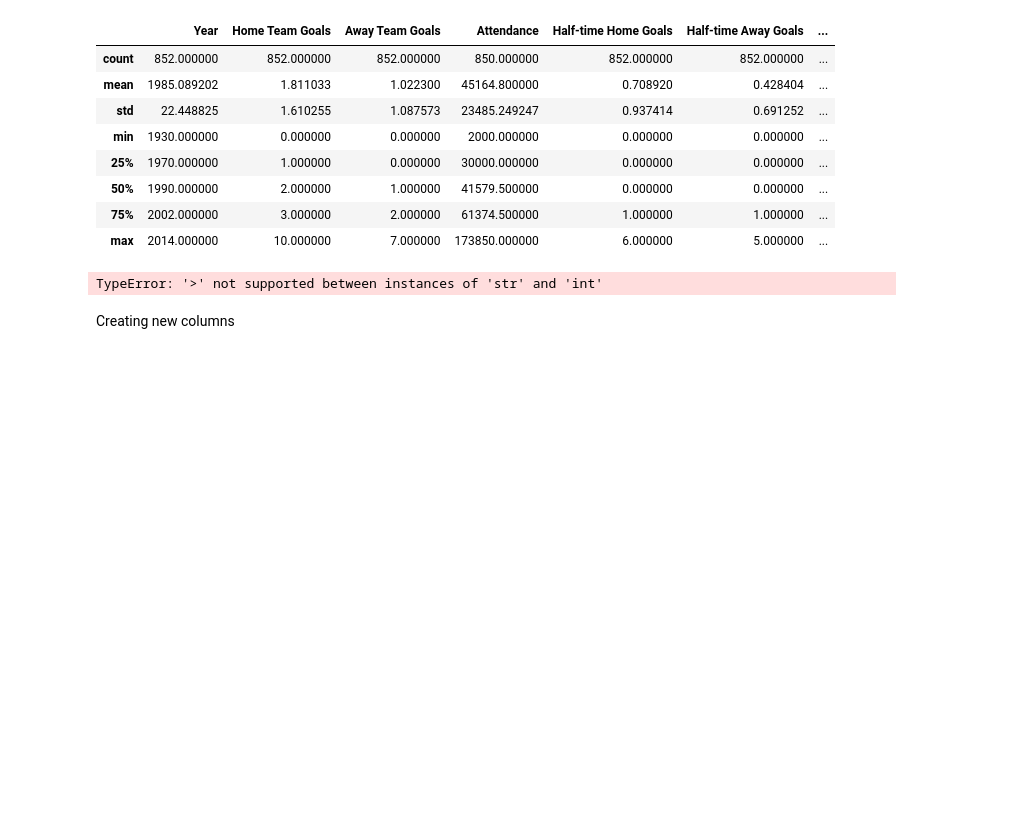
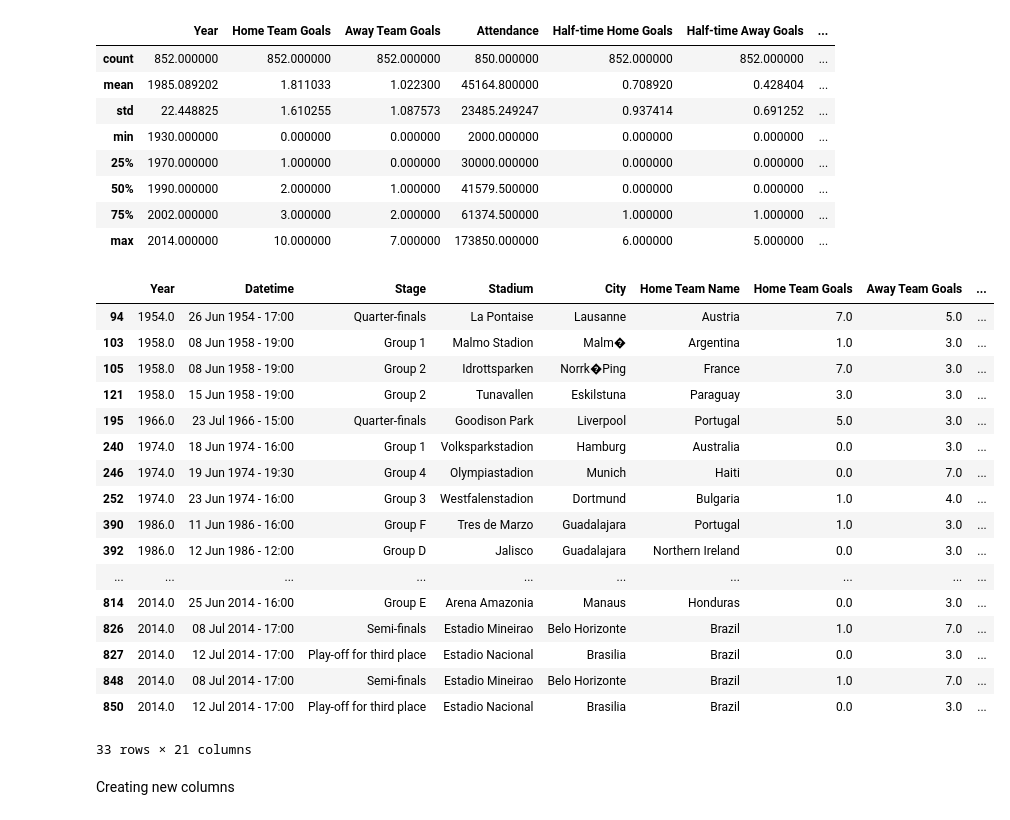
Before and after one commit to Vicpepe12/Estudos, a Jupyter notebook: Python/Data Engineering/Aula II/second_project/pandas.ipynb, the cells around one changed output. Cells and saved outputs as stored; diff of their text form; code cells hidden in the pictures; blank space fills up the shorter version.

```diff
--- a/Python/Data Engineering/Aula II/second_project/pandas.ipynb
+++ b/Python/Data Engineering/Aula II/second_project/pandas.ipynb
@@ -199,10 +200,28 @@ df.describe()
 | 75% | 2002.000000 | 3.000000 | 2.000000 | 61374.500000 | 1.000000 | 1.000000 | ... |
 | max | 2014.000000 | 10.000000 | 7.000000 | 173850.000000 | 6.000000 | 5.000000 | ... |
 # %%
-mask = (df.loc[:,'Away Team Goals'] > 2) & (df.loc[:, 'Half-time Away Goals' > 1])
+mask = (df.loc[:,'Away Team Goals'] > 2) & (df.loc[:, 'Half-time Away Goals'] > 1)
 mask
+df[mask]
 # %% [output]
+|  | Year | Datetime | Stage | Stadium | City | Home Team Name | Home Team Goals | Away Team Goals | ... |
+| 94 | 1954.0 | 26 Jun 1954 - 17:00 | Quarter-finals | La Pontaise | Lausanne | Austria | 7.0 | 5.0 | ... |
+| 103 | 1958.0 | 08 Jun 1958 - 19:00 | Group 1 | Malmo Stadion | Malm� | Argentina | 1.0 | 3.0 | ... |
+| 105 | 1958.0 | 08 Jun 1958 - 19:00 | Group 2 | Idrottsparken | Norrk�Ping | France | 7.0 | 3.0 | ... |
+| 121 | 1958.0 | 15 Jun 1958 - 19:00 | Group 2 | Tunavallen | Eskilstuna | Paraguay | 3.0 | 3.0 | ... |
+| 195 | 1966.0 | 23 Jul 1966 - 15:00 | Quarter-finals | Goodison Park | Liverpool | Portugal | 5.0 | 3.0 | ... |
+| 240 | 1974.0 | 18 Jun 1974 - 16:00 | Group 1 | Volksparkstadion | Hamburg | Australia | 0.0 | 3.0 | ... |
+| 246 | 1974.0 | 19 Jun 1974 - 19:30 | Group 4 | Olympiastadion | Munich | Haiti | 0.0 | 7.0 | ... |
+| 252 | 1974.0 | 23 Jun 1974 - 16:00 | Group 3 | Westfalenstadion | Dortmund | Bulgaria | 1.0 | 4.0 | ... |
+| 390 | 1986.0 | 11 Jun 1986 - 16:00 | Group F | Tres de Marzo | Guadalajara | Portugal | 1.0 | 3.0 | ... |
+| 392 | 1986.0 | 12 Jun 1986 - 12:00 | Group D | Jalisco | Guadalajara | Northern Ireland | 0.0 | 3.0 | ... |
+| ... | ... | ... | ... | ... | ... | ... | ... | ... | ... |
+| 814 | 2014.0 | 25 Jun 2014 - 16:00 | Group E | Arena Amazonia | Manaus | Honduras | 0.0 | 3.0 | ... |
+| 826 | 2014.0 | 08 Jul 2014 - 17:00 | Semi-finals | Estadio Mineirao | Belo Horizonte | Brazil | 1.0 | 7.0 | ... |
+| 827 | 2014.0 | 12 Jul 2014 - 17:00 | Play-off for third place | Estadio Nacional | Brasilia | Brazil | 0.0 | 3.0 | ... |
+| 848 | 2014.0 | 08 Jul 2014 - 17:00 | Semi-finals | Estadio Mineirao | Belo Horizonte | Brazil | 1.0 | 7.0 | ... |
+| 850 | 2014.0 | 12 Jul 2014 - 17:00 | Play-off for third place | Estadio Nacional | Brasilia | Brazil | 0.0 | 3.0 | ... |
-TypeError: '>' not supported between instances of 'str' and 'int'
+33 rows × 21 columns
 # %% [markdown]
 Creating new columns
 # %%
```
Also changed, not shown: parts of 1 cell of this notebook, 2 other files.
